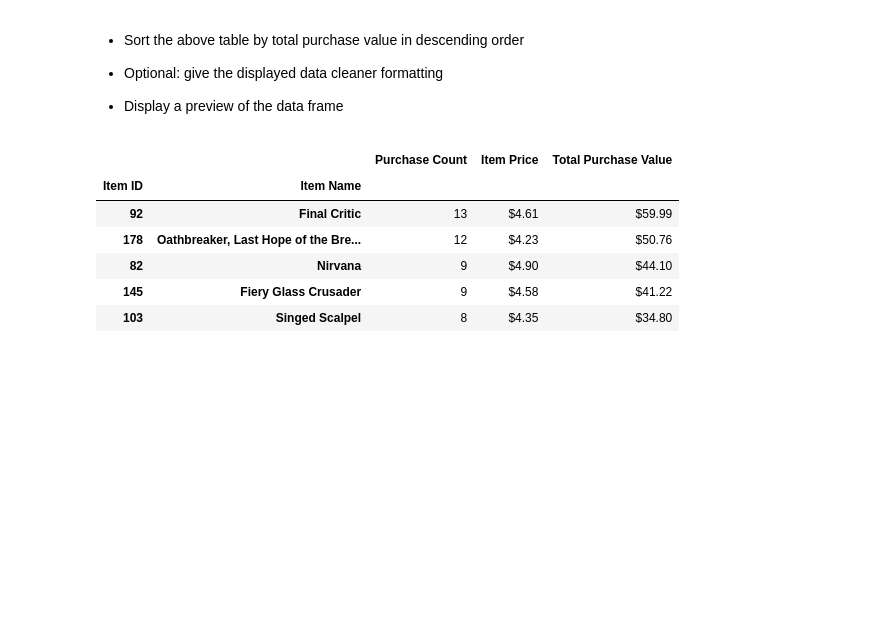
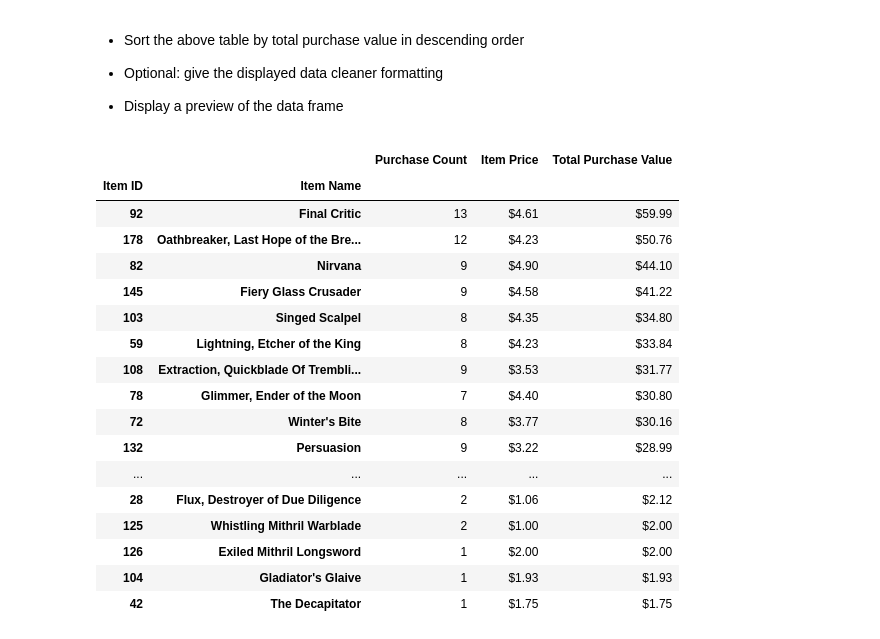
Before and after one commit to AJB-hub/pandas-challenge, a Jupyter notebook: HeroesOfPymoli/Main.ipynb, the cells around one changed output. Saved outputs shown, nothing was run; the diff lists cells and outputs as text; code cells hidden in the pictures; blank space fills up the shorter version.

```diff
--- a/HeroesOfPymoli/Main.ipynb
+++ b/HeroesOfPymoli/Main.ipynb
@@ -374,12 +374,23 @@ popular_df.sort_values("Purchase Count",ascending=False).head(5).style.format(fo
 
 * Display a preview of the data frame
 # %%
-popular_df.sort_values("Total Purchase Value",ascending=False).head(5).style.format(format_mapping)
+popular_df.sort_values("Total Purchase Value",ascending=False).style.format(format_mapping)
 # %% [output]
 |  |  | Purchase Count | Item Price | Total Purchase Value |
 | Item ID | Item Name |  |  |  |
 | 92 | Final Critic | 13 | $4.61 | $59.99 |
 | 178 | Oathbreaker, Last Hope of the Bre... | 12 | $4.23 | $50.76 |
 | 82 | Nirvana | 9 | $4.90 | $44.10 |
 | 145 | Fiery Glass Crusader | 9 | $4.58 | $41.22 |
 | 103 | Singed Scalpel | 8 | $4.35 | $34.80 |
+| 59 | Lightning, Etcher of the King | 8 | $4.23 | $33.84 |
+| 108 | Extraction, Quickblade Of Trembli... | 9 | $3.53 | $31.77 |
+| 78 | Glimmer, Ender of the Moon | 7 | $4.40 | $30.80 |
+| 72 | Winter's Bite | 8 | $3.77 | $30.16 |
+| 132 | Persuasion | 9 | $3.22 | $28.99 |
+| ... | ... | ... | ... | ... |
+| 28 | Flux, Destroyer of Due Diligence | 2 | $1.06 | $2.12 |
+| 125 | Whistling Mithril Warblade | 2 | $1.00 | $2.00 |
+| 126 | Exiled Mithril Longsword | 1 | $2.00 | $2.00 |
+| 104 | Gladiator's Glaive | 1 | $1.93 | $1.93 |
+| 42 | The Decapitator | 1 | $1.75 | $1.75 |
```
Also changed, not shown: 10 other files.
